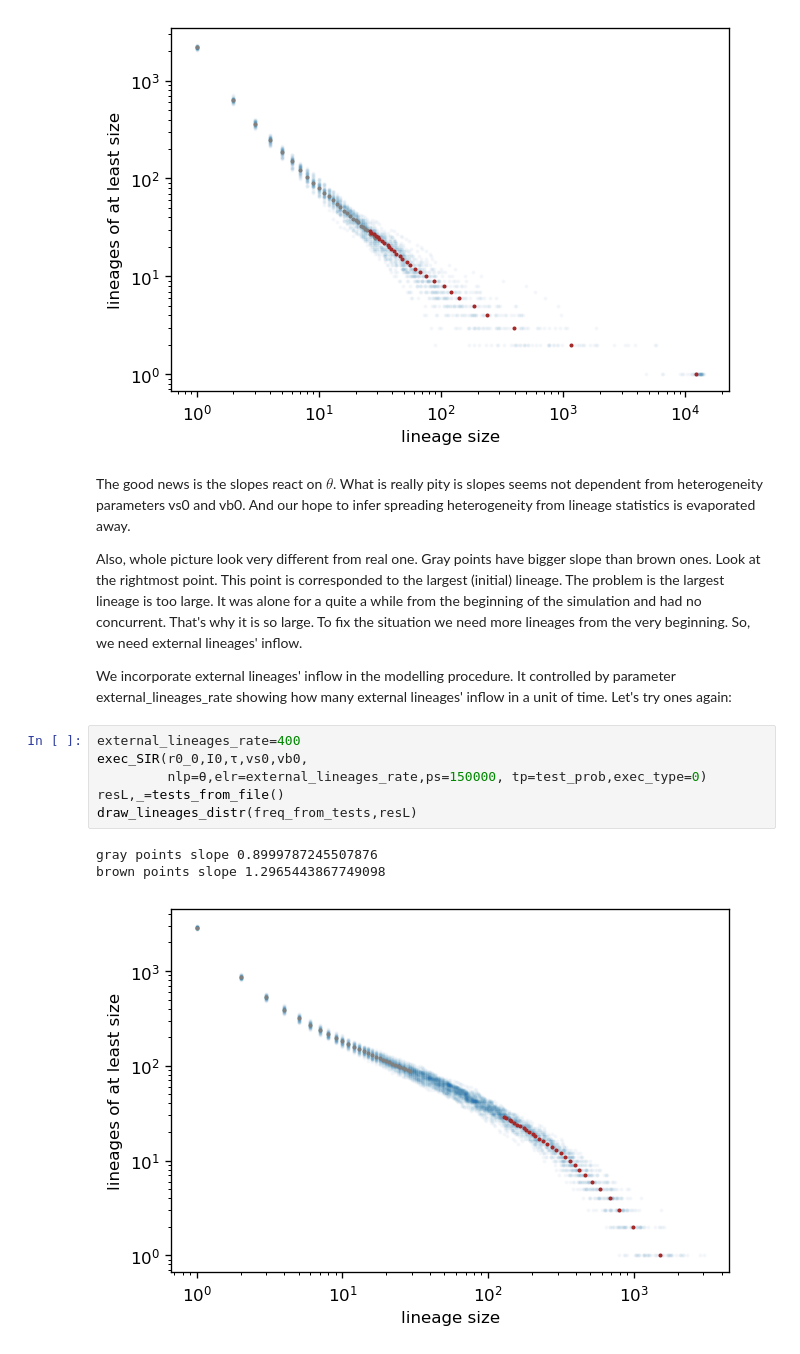
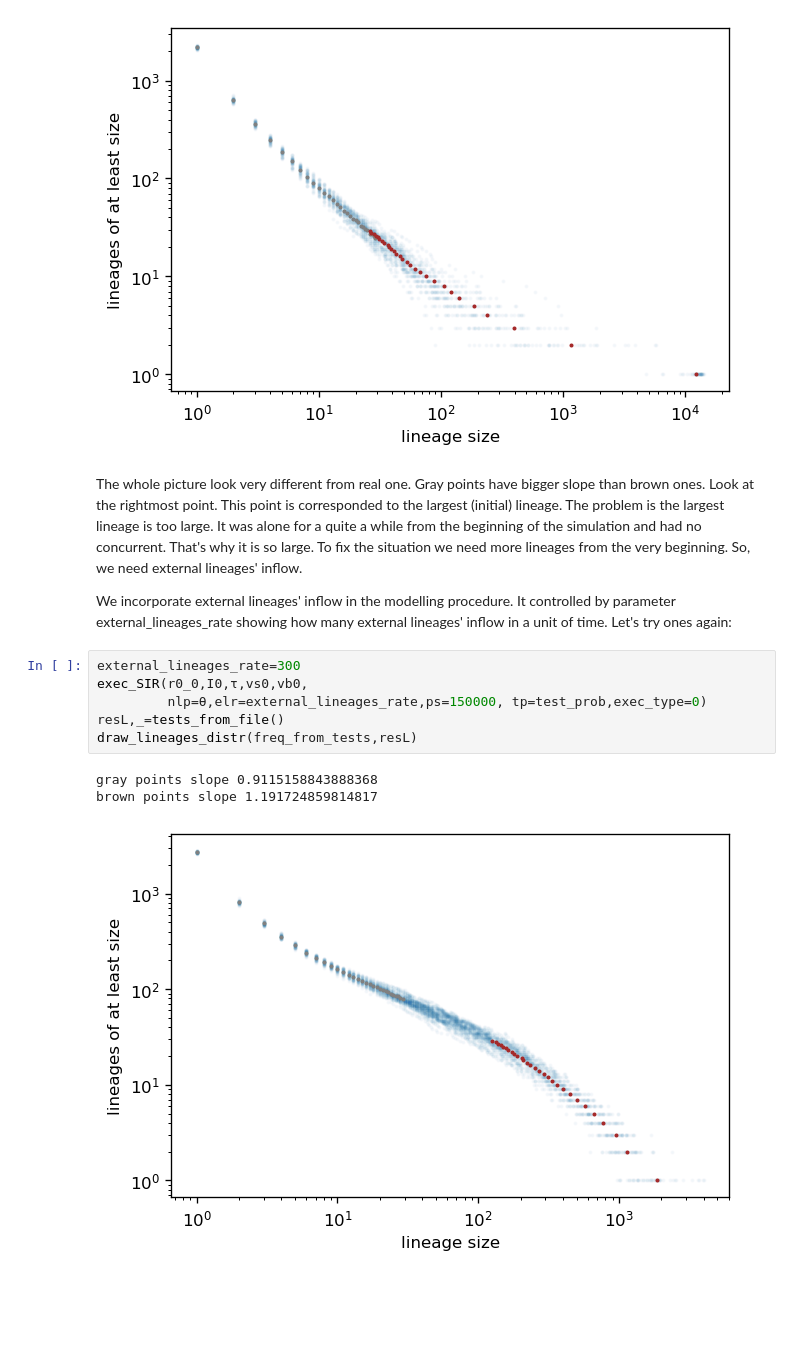
Before and after one commit to ivvaan/A-disease-spread-inhomogeneous-models, a Jupyter notebook: stochastic_SIR_C++_implementation_lineages_tracing.ipynb, the cells around one changed output. Drawn from its saved outputs; the diff is of its cells as text; blank space fills up the shorter version.

```diff
--- a/stochastic_SIR_C++_implementation_lineages_tracing.ipynb
+++ b/stochastic_SIR_C++_implementation_lineages_tracing.ipynb
@@ -248,20 +248,18 @@ gray points slope 1.2476828017413413
 brown points slope 0.6195897902013364
 [figure]
 # %% [markdown]
-The good news is the slopes react on $\theta$. What is really pity is slopes seems not dependent from heterogeneity parameters vs0 and vb0. And our hope to infer spreading heterogeneity from lineage statistics is evaporated away.
-
-Also, whole picture look very different from real one. Gray points have bigger slope than brown ones. Look at the rightmost point. This point is corresponded to the largest (initial) lineage. The problem is the largest lineage is too large. It was alone for a quite a while from the beginning of the simulation and had no concurrent. That's why it is so large. To fix the situation we need more lineages from the very beginning. So, we need external lineages' inflow.
+The whole picture look very different from real one. Gray points have bigger slope than brown ones. Look at the rightmost point. This point is corresponded to the largest (initial) lineage. The problem is the largest lineage is too large. It was alone for a quite a while from the beginning of the simulation and had no concurrent. That's why it is so large. To fix the situation we need more lineages from the very beginning. So, we need external lineages' inflow.
 
 We incorporate external lineages' inflow in the modelling procedure. It controlled by parameter external_lineages_rate showing how many external lineages' inflow in a unit of time. Let's try ones again:
 # %%
-external_lineages_rate=400
+external_lineages_rate=300
 exec_SIR(r0_0,I0,τ,vs0,vb0,
          nlp=θ,elr=external_lineages_rate,ps=150000, tp=test_prob,exec_type=0)
 resL,_=tests_from_file()
 draw_lineages_distr(freq_from_tests,resL)
 # %% [output]
-gray points slope 0.8999787245507876
-brown points slope 1.2965443867749098
+gray points slope 0.9115158843888368
+brown points slope 1.191724859814817
-[figure, old version]
+[figure, new version]
 # %% [markdown]
 Isn't that much better? And note S-like curving of the graphic, though much bigger than in real case above.
```
Also changed, not shown: parts of 4 cells of this notebook.
